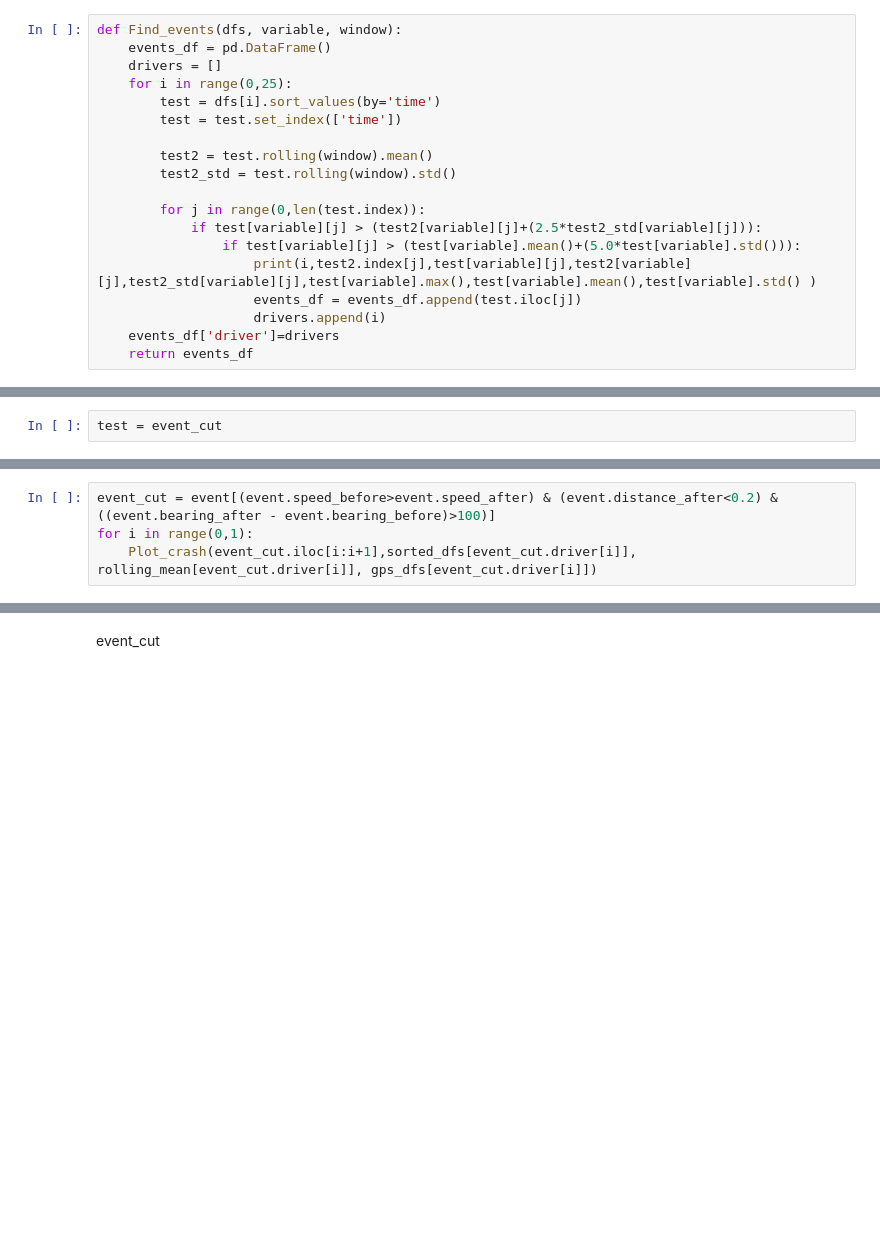
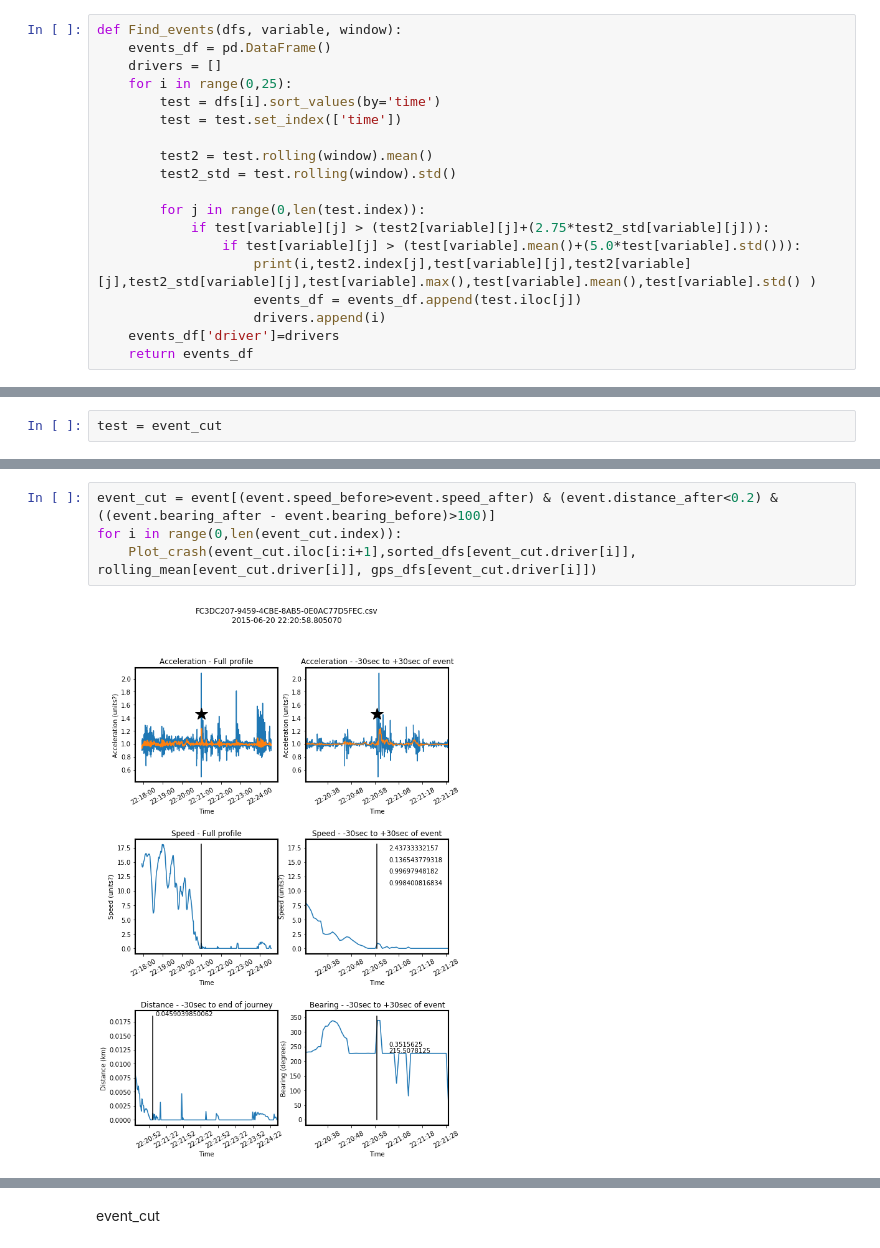
Before and after one commit to scottclay/Crash_Detection, a Jupyter notebook: notebooks/06.ipynb, the cells around one changed output, grey strips where cells are left out. Cells and saved outputs as stored; diff of their text form; blank space fills up the shorter version.

```diff
--- a/notebooks/06.ipynb
+++ b/notebooks/06.ipynb
@@ -54,7 +54,7 @@ def Find_events(dfs, variable, window):
         test2_std = test.rolling(window).std()
 
         for j in range(0,len(test.index)):
-            if test[variable][j] > (test2[variable][j]+(2.5*test2_std[variable][j])):
+            if test[variable][j] > (test2[variable][j]+(2.75*test2_std[variable][j])):
                 if test[variable][j] > (test[variable].mean()+(5.0*test[variable].std())):
                     print(i,test2.index[j],test[variable][j],test2[variable][j],test2_std[variable][j],test[variable].max(),test[variable].mean(),test[variable].std() )
                     events_df = events_df.append(test.iloc[j])
@@ -412,5 +412,7 @@ def Plot_crash(event, raw_profile, rolling_mean, gps_dfs):
     plt.show()
 # %%
 event_cut = event[(event.speed_before>event.speed_after) & (event.distance_after<0.2) & ((event.bearing_after - event.bearing_before)>100)]
-for i in range(0,1):
+for i in range(0,len(event_cut.index)):
     Plot_crash(event_cut.iloc[i:i+1],sorted_dfs[event_cut.driver[i]], rolling_mean[event_cut.driver[i]], gps_dfs[event_cut.driver[i]])
+# %% [output]
+[figure, added]
```
Also changed, not shown: parts of 14 cells of this notebook, 2 other files.
